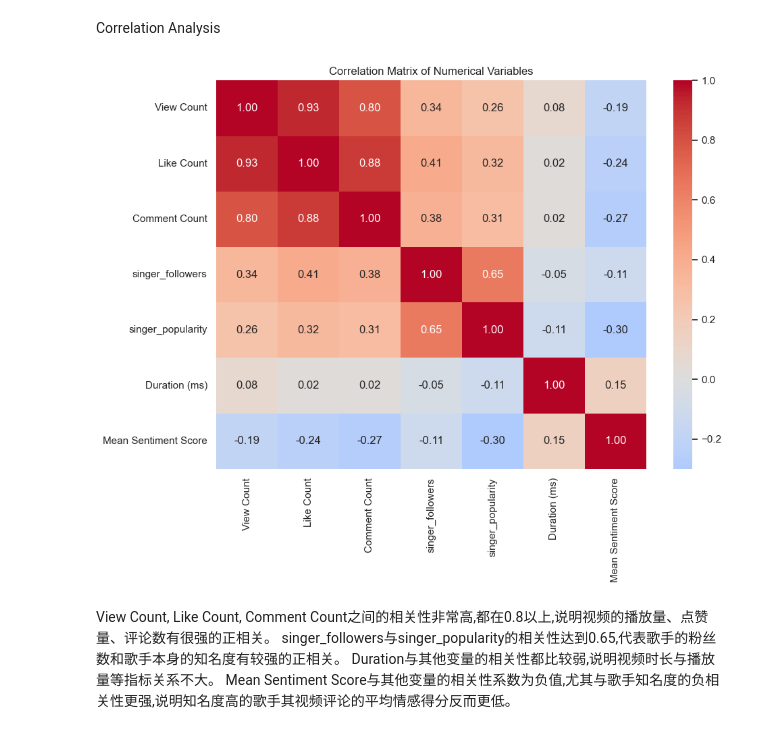
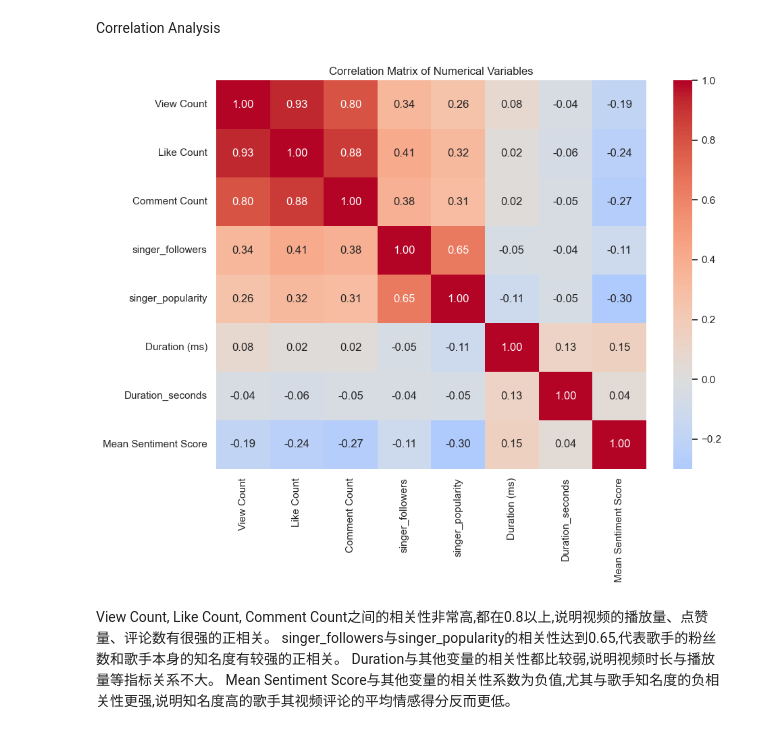
Before and after one commit to Jaycallyz/DSAN-5000-Project, a Jupyter notebook: technical-details/eda/eda_test.ipynb, the cells around one changed output. Saved outputs shown, nothing was run; the diff lists cells and outputs as text; code cells hidden in the pictures.

```diff
--- a/technical-details/eda/eda_test.ipynb
+++ b/technical-details/eda/eda_test.ipynb
@@ -131,23 +131,21 @@ Name: count, dtype: int64
 # %% [markdown]
 Correlation Analysis
 # %%
-#numerical_cols = ['View Count', 'Like Count', 'Comment Count', 'Mean Sentiment Score', 'Duration_seconds', 'singer_popularity', 'singer_followers']
-
-numerical_columns = ['View Count', 'Like Count', 'Comment Count','singer_followers','singer_popularity', 'Duration (ms)', 'Mean Sentiment Score']
+numerical_columns = ['View Count', 'Like Count', 'Comment Count','singer_followers','singer_popularity', 'Duration (ms)','Duration_seconds', 'Mean Sentiment Score']
 # Calculate correlation matrix
 correlation_matrix = df[numerical_columns].corr()
 
 # Create correlation heatmap
 plt.figure(figsize=(10, 8))
 sns.heatmap(correlation_matrix,
             annot=True,  # Show correlation values
             cmap='coolwarm',
             center=0,
             fmt='.2f')
 plt.title('Correlation Matrix of Numerical Variables')
 plt.tight_layout()
 # %% [output]
-[figure, old version]
+[figure, new version]
 # %% [markdown]
 View Count, Like Count, Comment Count之间的相关性非常高,都在0.8以上,说明视频的播放量、点赞量、评论数有很强的正相关。
 singer_followers与singer_popularity的相关性达到0.65,代表歌手的粉丝数和歌手本身的知名度有较强的正相关。
```
Also changed, not shown: parts of 1 cell of this notebook, 12 other files.
